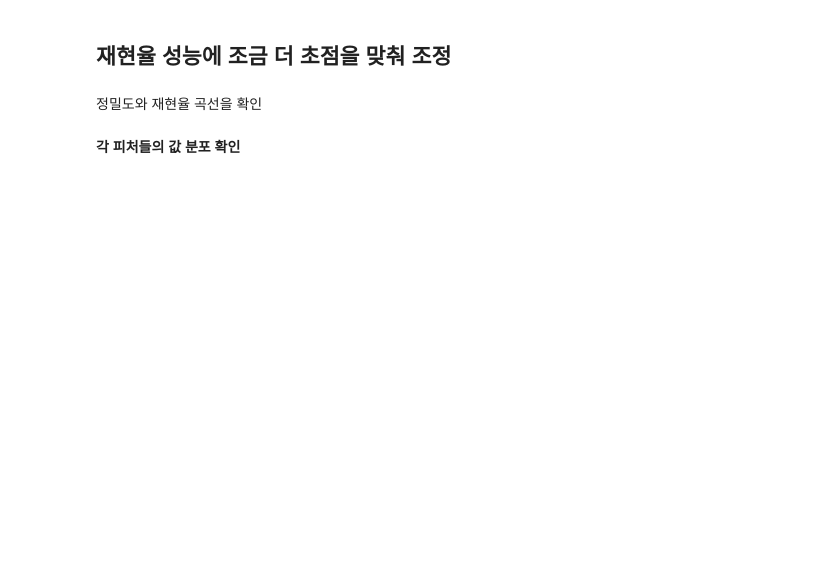
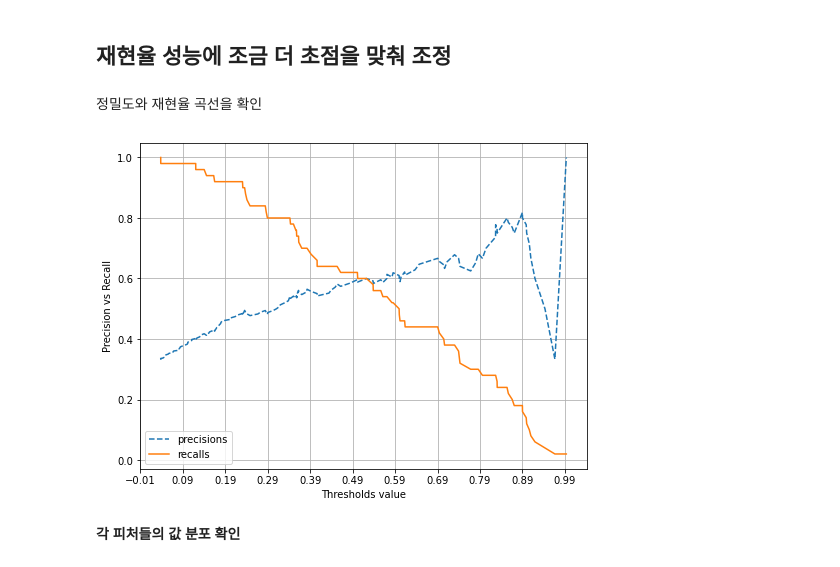
Before and after one commit to annmunju/multicam_ds, a Jupyter notebook: 12_MachineLearning/day3/머신러닝_08_피마 인디언 당뇨병 예측.ipynb, the cells around one changed output. Saved outputs shown, nothing was run; the diff lists cells and outputs as text; code cells hidden in the pictures; blank space fills up the shorter version.

```diff
--- a/12_MachineLearning/day3/머신러닝_08_피마 인디언 당뇨병 예측.ipynb
+++ b/12_MachineLearning/day3/머신러닝_08_피마 인디언 당뇨병 예측.ipynb
@@ -38,2 +110,19 @@ diabetes.csv
+# %%
+# 정밀도-재현율 커브 플롯
+def precision_recall_curve_plot(y_test, pred_proba1):
+    precisions, recalls, thresholds = precision_recall_curve(y_test, pred_proba1)
+    plt.figure(figsize = (8,6))
+    thresholds_boundary = thresholds.shape[0]
+    plt.plot(thresholds, precisions[0:thresholds_boundary], linestyle='--', label='precisions')
+    plt.plot(thresholds, recalls[0:thresholds_boundary], label='recalls')
+
+    start, end = plt.xlim()
+    plt.xticks(np.round(np.arange(start, end, 0.1), 2))
+
+    plt.xlabel('Thresholds value')
+    plt.ylabel('Precision vs Recall')
+    plt.legend()
+    plt.grid()
+    plt.show()
 # %% [markdown]
 **Logistic Regression으로 학습 및 예측 수행**
@@ -50,0 +129,7 @@ diabetes.csv
+# %%
+# 피처 데이터세트 X, 레이블 데이터세트 y
+y = df['Outcome']
+X = df.drop(columns='Outcome')
+
+print(X[:2])
+print(y)
@@ -50,0 +156,15 @@ diabetes.csv
+# %%
+# 학습 데이터 세트와 테스트 데이터 세트로 분리
+X_train, X_test, y_train, y_test = train_test_split(X, y, test_size=0.2)
+# %%
+
+# 로지스틱 회귀로 학습,예측 및 평가
+lr_clf = LogisticRegression()
+
+lr_clf.fit(X_train, y_train)
+pred_proba = lr_clf.predict_proba(X_test)[:,1]
+pred = lr_clf.predict(X_test)
+
+# 예측 확률 : roc_auc_score 용
+
+roc_auc_score(y_test, pred_proba)
@@ -52,5 +189,9 @@ diabetes.csv
 ## 재현율 성능에 조금 더 초점을 맞춰 조정
 # %% [markdown]
 정밀도와 재현율 곡선을 확인
+# %%
+precision_recall_curve_plot(y_test, pred_proba)
+# %% [output]
+[figure, added]
 # %% [markdown]
 **각 피처들의 값 분포 확인**
```
Also changed, not shown: parts of 28 cells of this notebook, 3 other files.
